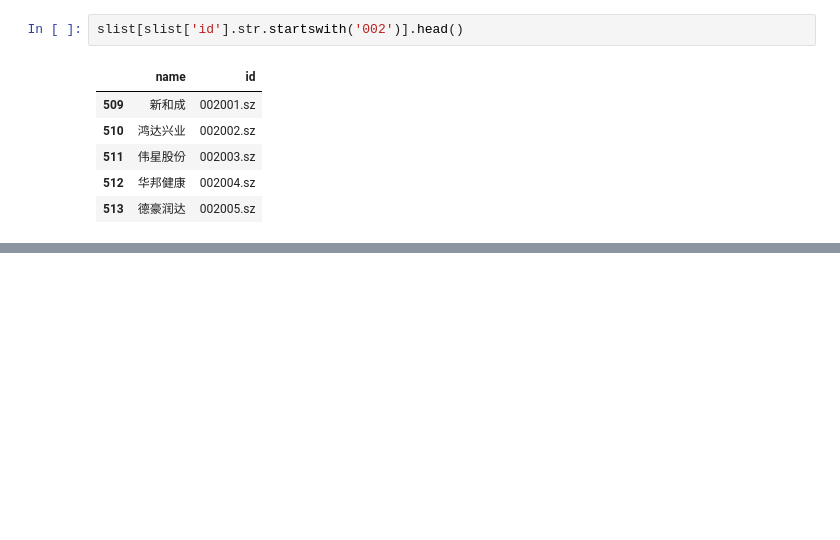
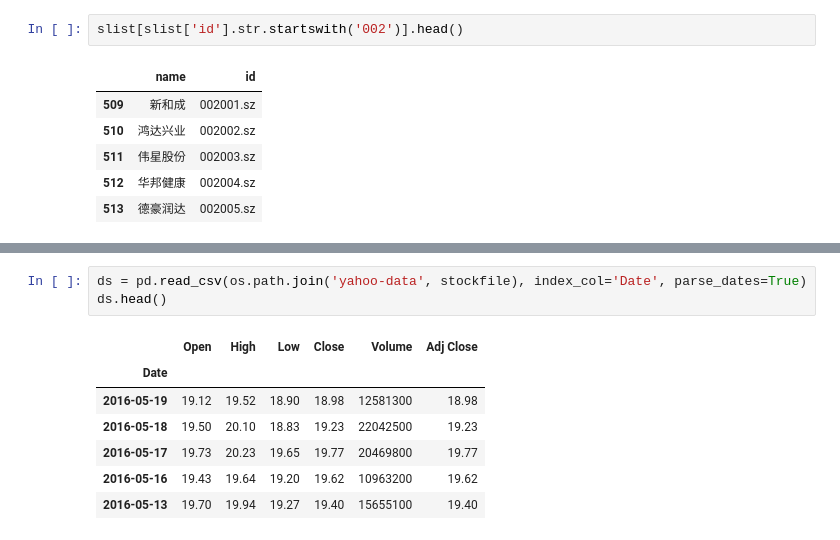
Before and after one commit to kamidox/stock-analysis, a Jupyter notebook: yahoo-stock.ipynb, the cells around one changed output, grey strips where cells are left out. Saved outputs shown, nothing was run; the diff lists cells and outputs as text; blank space fills up the shorter version.

```diff
--- a/yahoo-stock.ipynb
+++ b/yahoo-stock.ipynb
@@ -139,0 +158,11 @@ amp[amp['amp'] < 1.3]
+# %%
+ds = pd.read_csv(os.path.join('yahoo-data', stockfile), index_col='Date', parse_dates=True)
+ds.head()
+# %% [output]
+|  | Open | High | Low | Close | Volume | Adj Close |
+| Date |  |  |  |  |  |  |
+| 2016-05-19 | 19.12 | 19.52 | 18.90 | 18.98 | 12581300 | 18.98 |
+| 2016-05-18 | 19.50 | 20.10 | 18.83 | 19.23 | 22042500 | 19.23 |
+| 2016-05-17 | 19.73 | 20.23 | 19.65 | 19.77 | 20469800 | 19.77 |
+| 2016-05-16 | 19.43 | 19.64 | 19.20 | 19.62 | 10963200 | 19.62 |
+| 2016-05-13 | 19.70 | 19.94 | 19.27 | 19.40 | 15655100 | 19.40 |
```
Also changed, not shown: parts of 15 cells of this notebook, 1 other file.
